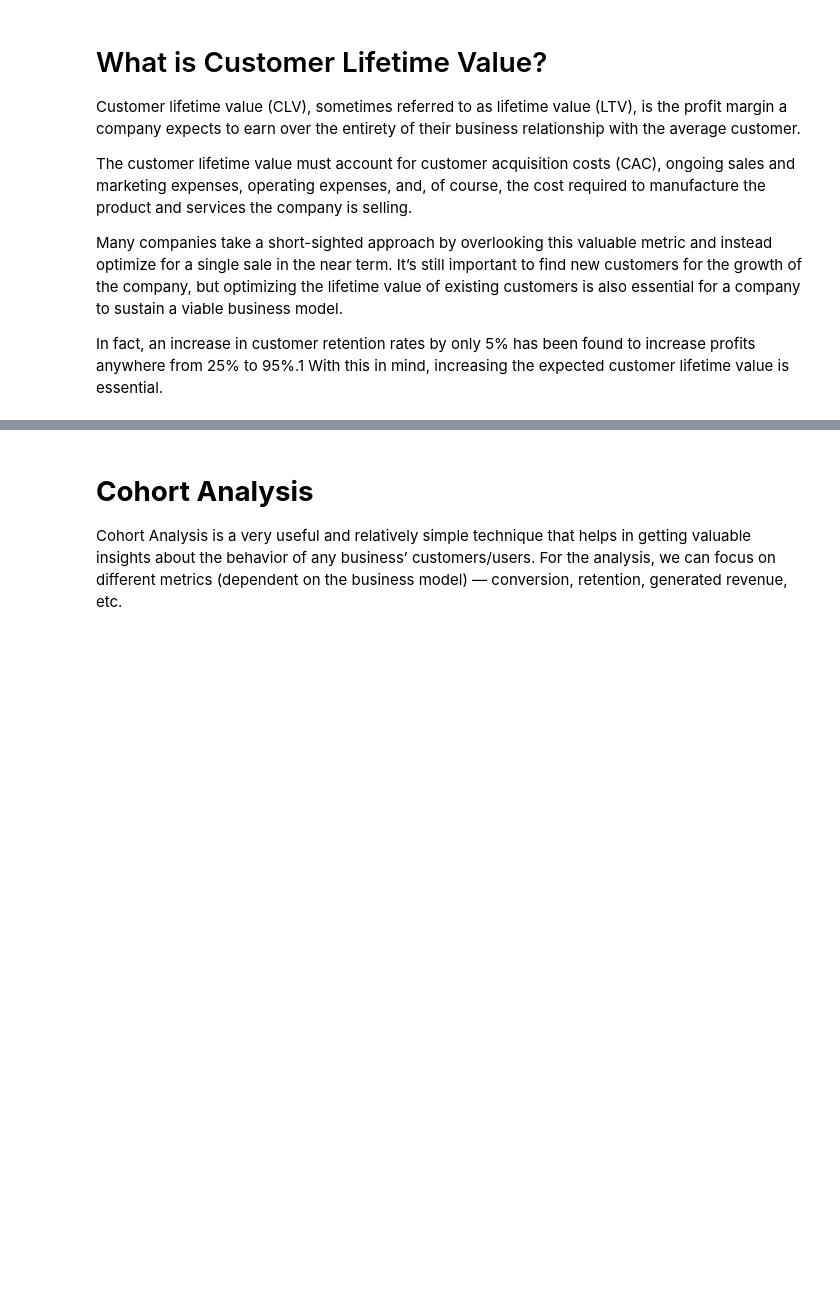
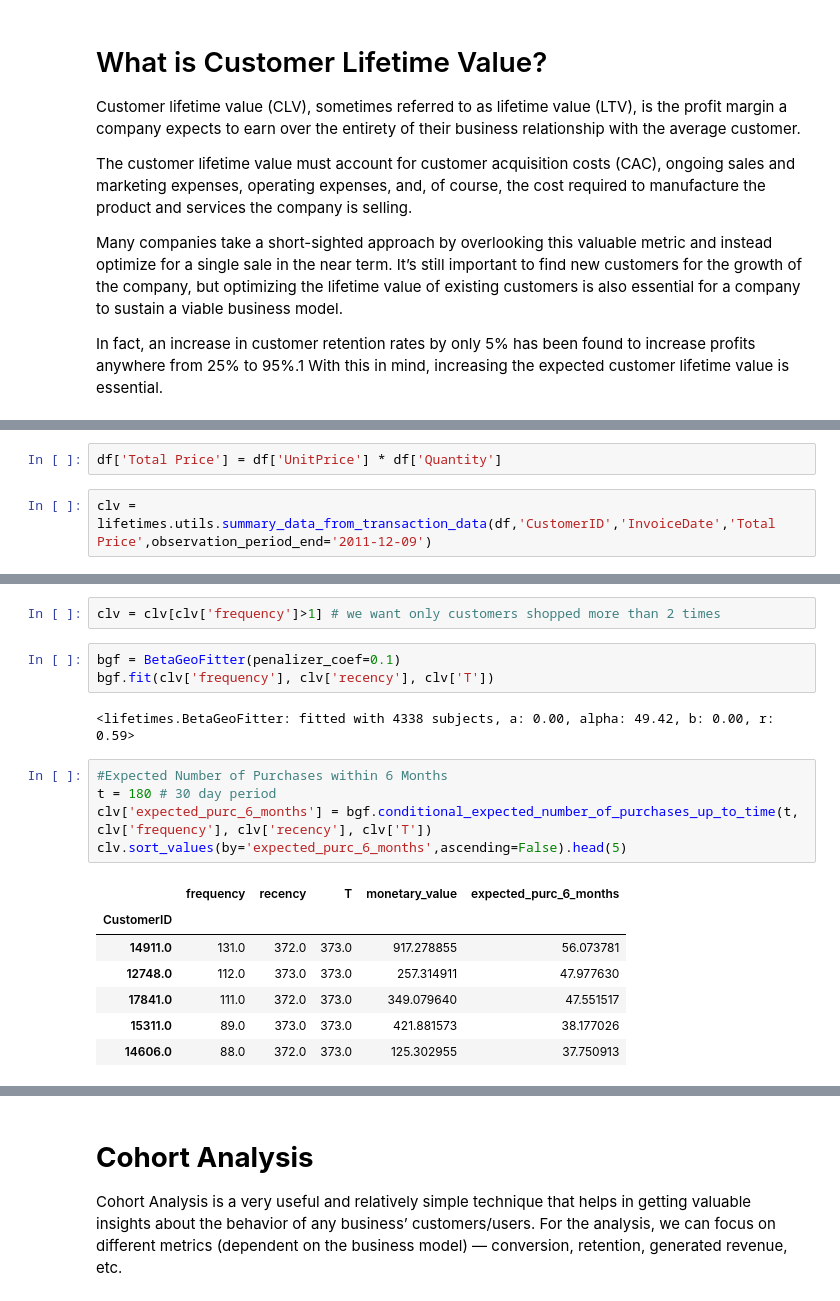
Before and after one commit to sandeepbansode/Basic_Python_Assignments, a Jupyter notebook: Capstone_Project_1_Propensity_Model.ipynb, the cells around one changed output, grey strips where cells are left out. Saved outputs shown, nothing was run; the diff lists cells and outputs as text; blank space fills up the shorter version.

```diff
--- a/Capstone_Project_1_Propensity_Model.ipynb
+++ b/Capstone_Project_1_Propensity_Model.ipynb
@@ -991,0 +982,4 @@ pd.options.display.float_format = '{:,.0f}'.format
+# %%
+df['Total Price'] = df['UnitPrice'] * df['Quantity']
+# %%
+clv = lifetimes.utils.summary_data_from_transaction_data(df,'CustomerID','InvoiceDate','Total Price',observation_period_end='2011-12-09')
@@ -991,0 +996,20 @@ pd.options.display.float_format = '{:,.0f}'.format
+# %%
+clv = clv[clv['frequency']>1] # we want only customers shopped more than 2 times
+# %%
+bgf = BetaGeoFitter(penalizer_coef=0.1)
+bgf.fit(clv['frequency'], clv['recency'], clv['T'])
+# %% [output]
+<lifetimes.BetaGeoFitter: fitted with 4338 subjects, a: 0.00, alpha: 49.42, b: 0.00, r: 0.59>
+# %%
+#Expected Number of Purchases within 6 Months
+t = 180 # 30 day period
+clv['expected_purc_6_months'] = bgf.conditional_expected_number_of_purchases_up_to_time(t, clv['frequency'], clv['recency'], clv['T'])
+clv.sort_values(by='expected_purc_6_months',ascending=False).head(5)
+# %% [output]
+|  | frequency | recency | T | monetary_value | expected_purc_6_months |
+| CustomerID |  |  |  |  |  |
+| 14911.0 | 131.0 | 372.0 | 373.0 | 917.278855 | 56.073781 |
+| 12748.0 | 112.0 | 373.0 | 373.0 | 257.314911 | 47.977630 |
+| 17841.0 | 111.0 | 372.0 | 373.0 | 349.079640 | 47.551517 |
+| 15311.0 | 89.0 | 373.0 | 373.0 | 421.881573 | 38.177026 |
+| 14606.0 | 88.0 | 372.0 | 373.0 | 125.302955 | 37.750913 |
```
Also changed, not shown: parts of 15 cells of this notebook.
